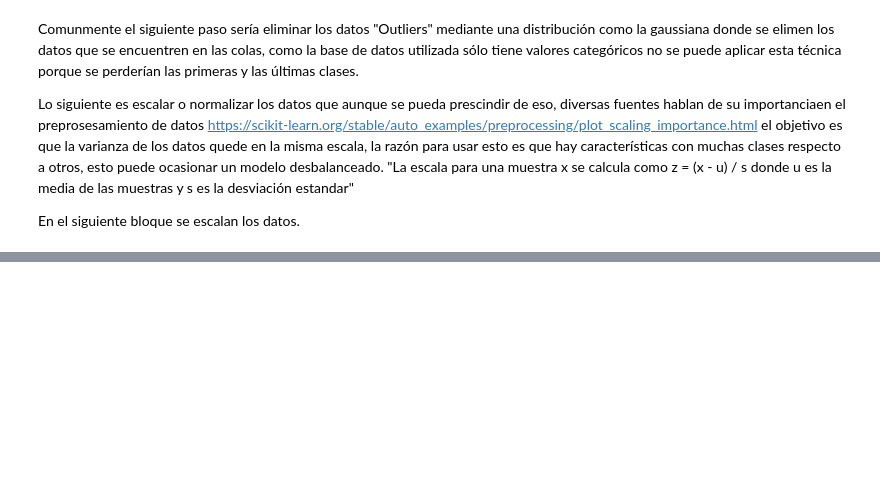
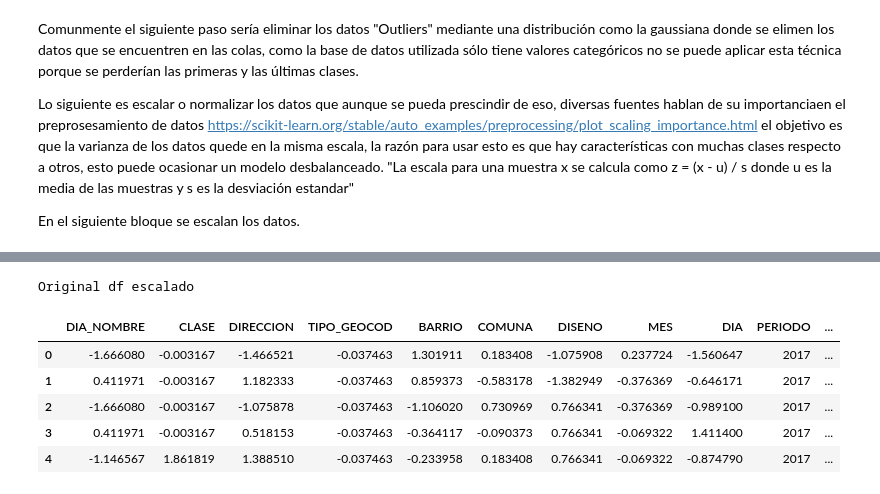
Before and after one commit to Dfriveraa/Accident-predictor, a Jupyter notebook: Main.ipynb, the cells around one changed output, grey strips where cells are left out. Cells and saved outputs as stored; diff of their text form; code cells hidden in the pictures; blank space fills up the shorter version.

```diff
--- a/Main.ipynb
+++ b/Main.ipynb
@@ -127,4 +186,13 @@ pyplot.show()
 # %%
-principalDf = pd.DataFrame(data = principalComponents
-             , columns = ['Componente 1', 'Componente 2'])
-finalDf = pd.concat([principalDf, df[['GRAVEDAD']]], axis = 1)
+allDF=pd.DataFrame(data=x,columns=features)
+allDF=pd.concat([allDF,df[['PERIODO','GRAVEDAD']]], axis = 1)
+print('Original df escalado')
+allDF.head()
+# %% [output]
+Original df escalado
+|  | DIA_NOMBRE | CLASE | DIRECCION | TIPO_GEOCOD | BARRIO | COMUNA | DISENO | MES | DIA | PERIODO | ... |
+| 0 | -1.666080 | -0.003167 | -1.466521 | -0.037463 | 1.301911 | 0.183408 | -1.075908 | 0.237724 | -1.560647 | 2017 | ... |
+| 1 | 0.411971 | -0.003167 | 1.182333 | -0.037463 | 0.859373 | -0.583178 | -1.382949 | -0.376369 | -0.646171 | 2017 | ... |
+| 2 | -1.666080 | -0.003167 | -1.075878 | -0.037463 | -1.106020 | 0.730969 | 0.766341 | -0.376369 | -0.989100 | 2017 | ... |
+| 3 | 0.411971 | -0.003167 | 0.518153 | -0.037463 | -0.364117 | -0.090373 | 0.766341 | -0.069322 | 1.411400 | 2017 | ... |
+| 4 | -1.146567 | 1.861819 | 1.388510 | -0.037463 | -0.233958 | 0.183408 | 0.766341 | -0.069322 | -0.874790 | 2017 | ... |
```
Also changed, not shown: parts of 13 cells of this notebook.
